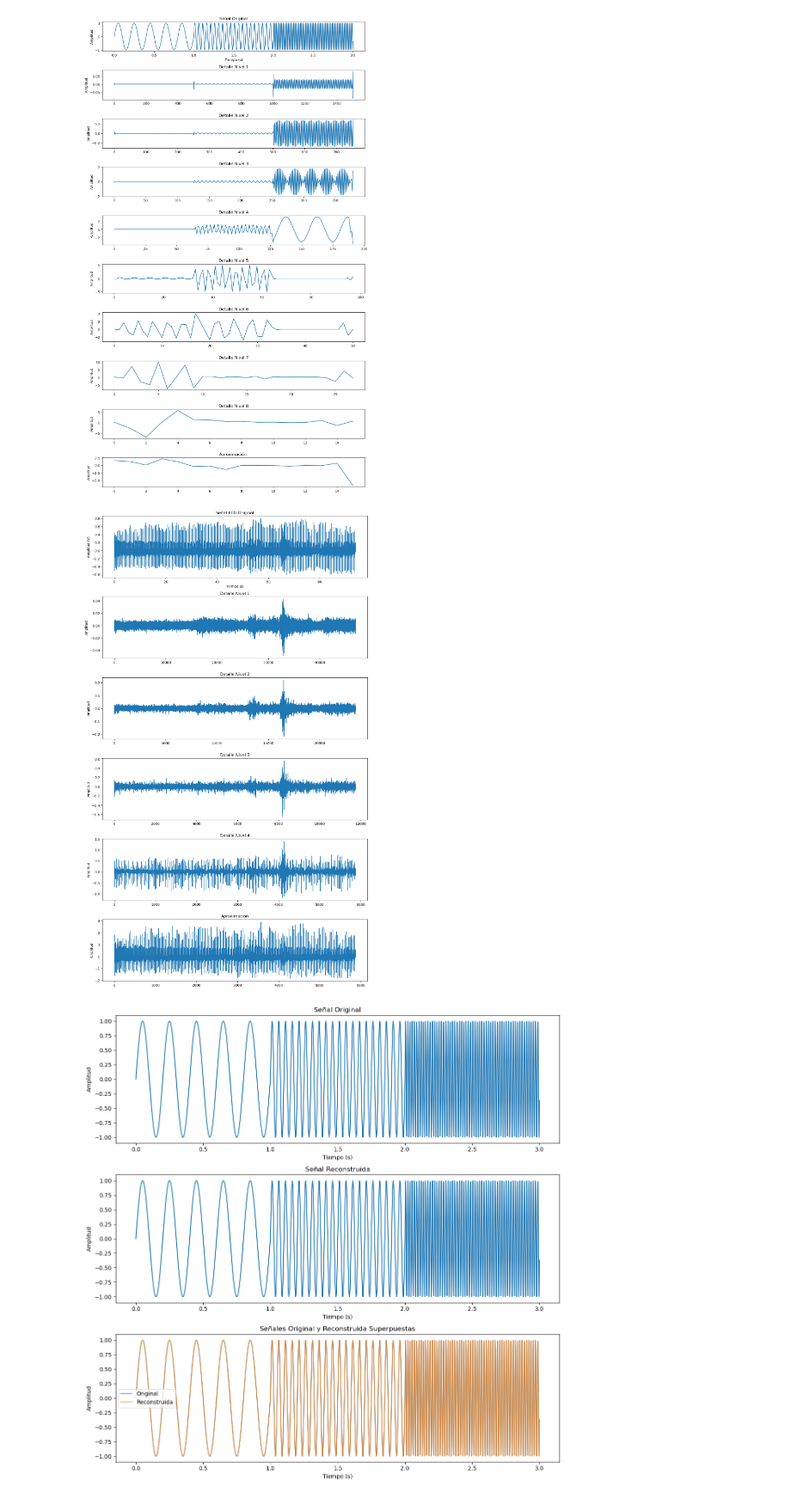
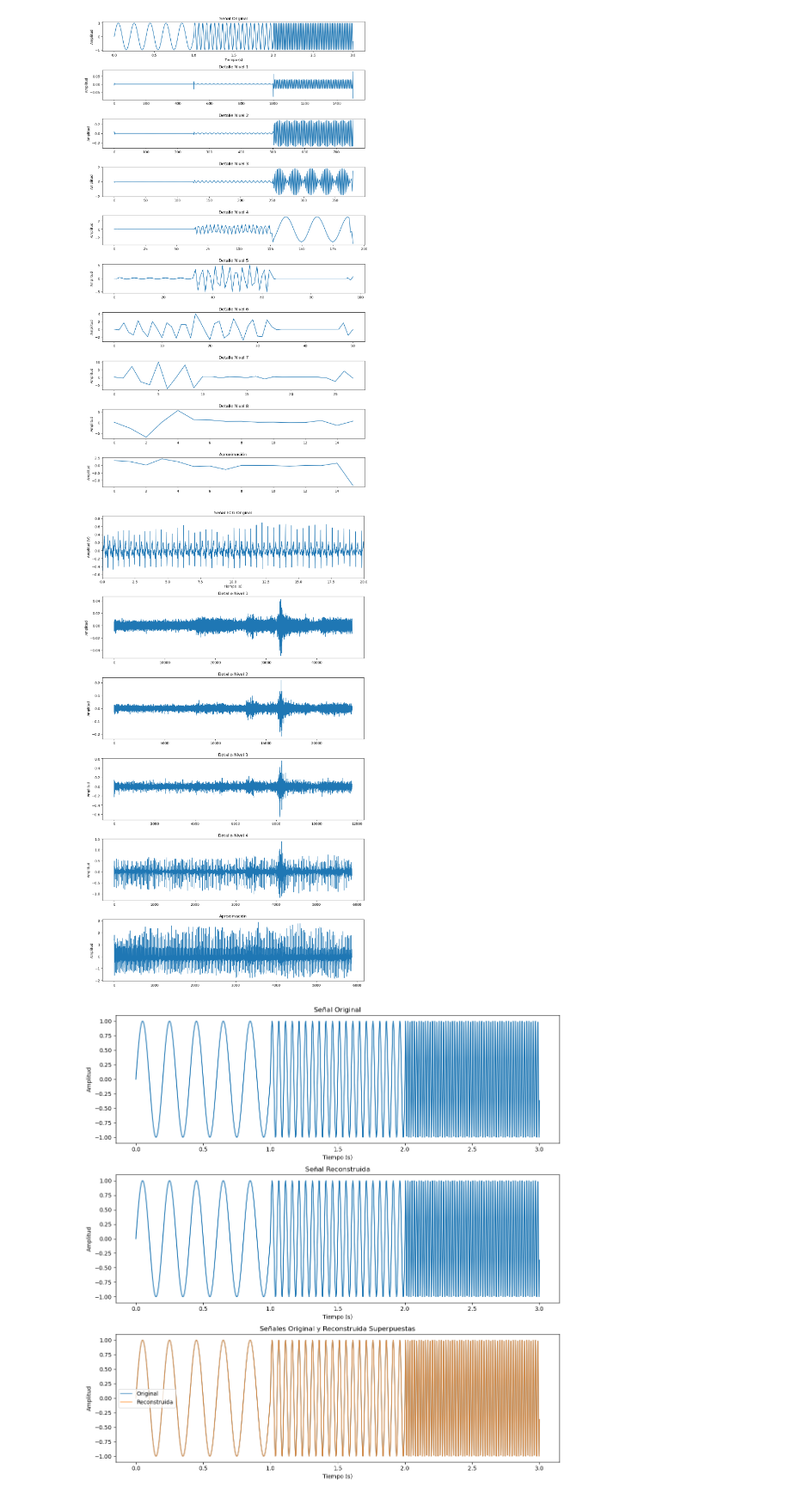
Before and after one commit to angelcebrianupch/GRUPO-02-ISB-2025-II, a Jupyter notebook: Laboratorios/Laboratorio 7 - Transformada Wavelenght/Codigo_ppt_ecg_correr.ipynb, the cells around one changed output. Shown at 86% size. Drawn from its saved outputs; the diff is of its cells as text; code cells hidden in the pictures.

```diff
--- a/Laboratorios/Laboratorio 7 - Transformada Wavelenght/Codigo_ppt_ecg_correr.ipynb
+++ b/Laboratorios/Laboratorio 7 - Transformada Wavelenght/Codigo_ppt_ecg_correr.ipynb
@@ -218,35 +218,35 @@ plt.show()
 
 # Aplicar la DWT a señal ECG
 niveles = 4
 coeficientes = pywt.wavedec(y_1, 'db4', level=niveles)
 
 # Graficar la señal original y los coeficientes de detalle y de aproximación
 plt.figure(figsize=(12, 20))
 
 # Graficar la señal original
 plt.subplot(niveles + 2, 1, 1)
-plt.plot(t_1, y_1)
+plt.plot(t_1, y_1);plt.xlim(0, 20)
 plt.title('Señal ECG Original')
 plt.xlabel('Tiempo (s)')
 plt.ylabel('Amplitud (V)')
 
 # Graficar los coeficientes de detalle en orden ascendente (del nivel 1 al 8)
 for i in range(1, niveles + 1):
     plt.subplot(niveles + 2, 1, i + 1)
     plt.plot(coeficientes[niveles - i + 1])
     plt.title(f'Detalle Nivel {i}')
     plt.ylabel('Amplitud')
 
 # Graficar el coeficiente de aproximación al final
 plt.subplot(niveles + 2, 1, niveles + 2)
 plt.plot(coeficientes[0])
 plt.title('Aproximación')
 plt.ylabel('Amplitud')
 
 plt.tight_layout()
 plt.show()
 # %% [output]
-[figure, old version]
+[figure, new version]
 # %%
 import pywt
 import numpy as np
```
